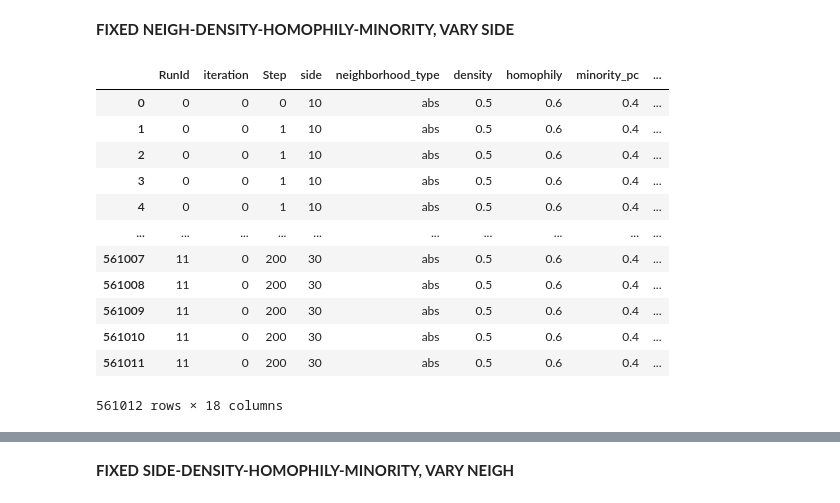
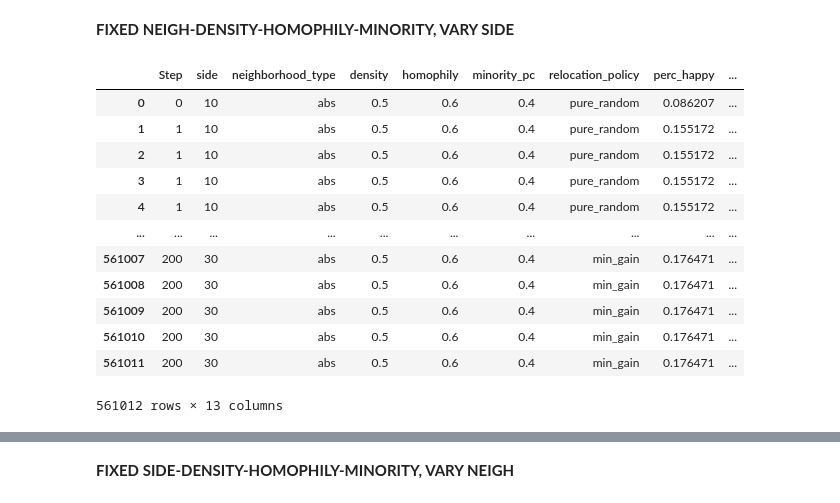
Before and after one commit to matteo-Donofrio-unipi/GEOSPA, a Jupyter notebook: schelling_model2.ipynb, the cells around one changed output, grey strips where cells are left out. Cells and saved outputs as stored; diff of their text form; code cells hidden in the pictures.

```diff
--- a/schelling_model2.ipynb
+++ b/schelling_model2.ipynb
@@ -95,18 +234,19 @@ df_ndhm_s = pd.DataFrame(results)
 df_ndhm_s.to_csv('df_ndhm_s', index=False)
 # %%
 df2 = pd.read_csv('df_ndhm_s.csv')
+df2 = df2.drop(['skip_if_not_happy', 'x','y','iteration', "RunId"], axis=1)
 df2
 # %% [output]
-|  | RunId | iteration | Step | side | neighborhood_type | density | homophily | minority_pc | ... |
-| 0 | 0 | 0 | 0 | 10 | abs | 0.5 | 0.6 | 0.4 | ... |
-| 1 | 0 | 0 | 1 | 10 | abs | 0.5 | 0.6 | 0.4 | ... |
-| 2 | 0 | 0 | 1 | 10 | abs | 0.5 | 0.6 | 0.4 | ... |
-| 3 | 0 | 0 | 1 | 10 | abs | 0.5 | 0.6 | 0.4 | ... |
-| 4 | 0 | 0 | 1 | 10 | abs | 0.5 | 0.6 | 0.4 | ... |
+|  | Step | side | neighborhood_type | density | homophily | minority_pc | relocation_policy | perc_happy | ... |
+| 0 | 0 | 10 | abs | 0.5 | 0.6 | 0.4 | pure_random | 0.086207 | ... |
+| 1 | 1 | 10 | abs | 0.5 | 0.6 | 0.4 | pure_random | 0.155172 | ... |
+| 2 | 1 | 10 | abs | 0.5 | 0.6 | 0.4 | pure_random | 0.155172 | ... |
+| 3 | 1 | 10 | abs | 0.5 | 0.6 | 0.4 | pure_random | 0.155172 | ... |
+| 4 | 1 | 10 | abs | 0.5 | 0.6 | 0.4 | pure_random | 0.155172 | ... |
 | ... | ... | ... | ... | ... | ... | ... | ... | ... | ... |
-| 561007 | 11 | 0 | 200 | 30 | abs | 0.5 | 0.6 | 0.4 | ... |
-| 561008 | 11 | 0 | 200 | 30 | abs | 0.5 | 0.6 | 0.4 | ... |
-| 561009 | 11 | 0 | 200 | 30 | abs | 0.5 | 0.6 | 0.4 | ... |
-| 561010 | 11 | 0 | 200 | 30 | abs | 0.5 | 0.6 | 0.4 | ... |
-| 561011 | 11 | 0 | 200 | 30 | abs | 0.5 | 0.6 | 0.4 | ... |
+| 561007 | 200 | 30 | abs | 0.5 | 0.6 | 0.4 | min_gain | 0.176471 | ... |
+| 561008 | 200 | 30 | abs | 0.5 | 0.6 | 0.4 | min_gain | 0.176471 | ... |
+| 561009 | 200 | 30 | abs | 0.5 | 0.6 | 0.4 | min_gain | 0.176471 | ... |
+| 561010 | 200 | 30 | abs | 0.5 | 0.6 | 0.4 | min_gain | 0.176471 | ... |
+| 561011 | 200 | 30 | abs | 0.5 | 0.6 | 0.4 | min_gain | 0.176471 | ... |
-561012 rows × 18 columns
+561012 rows × 13 columns
```
Also changed, not shown: parts of 18 cells of this notebook.
